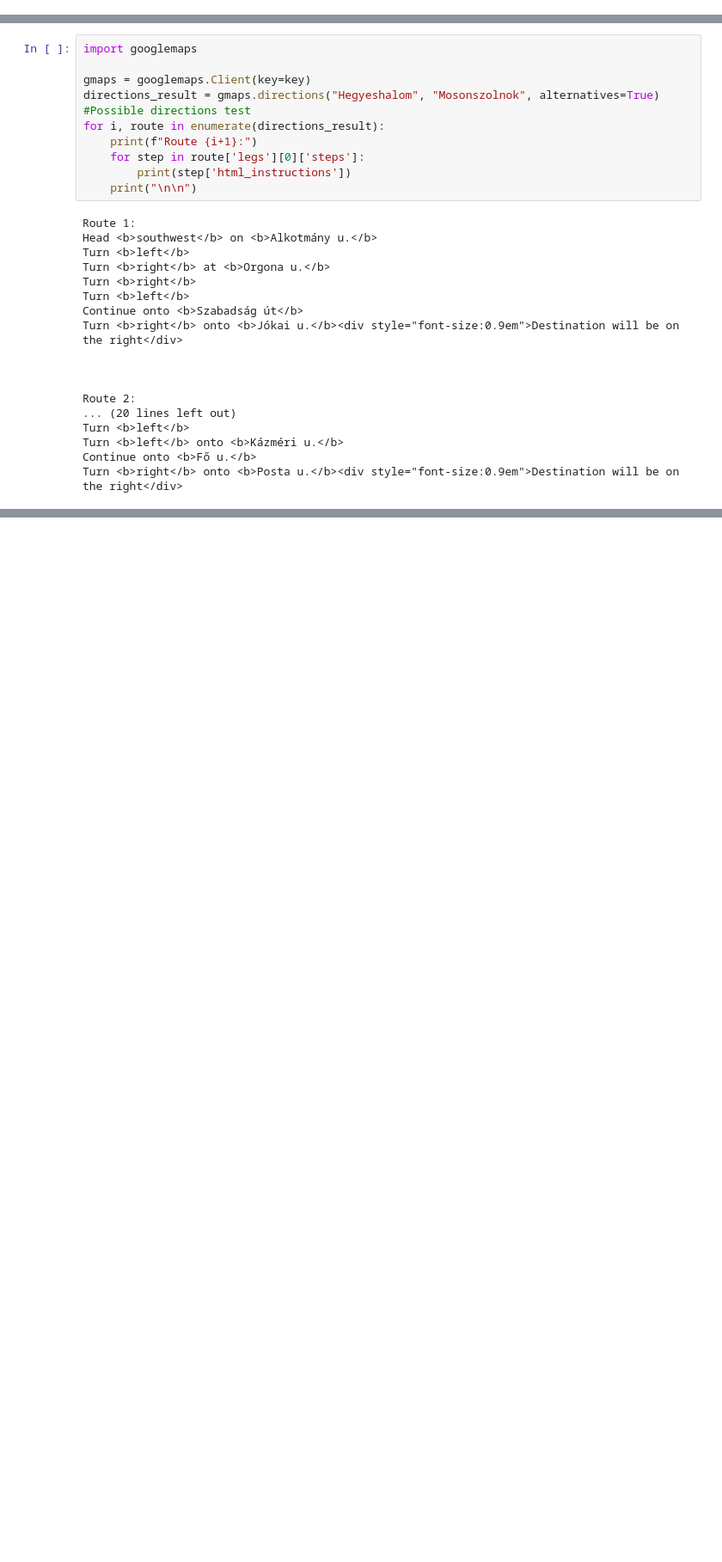
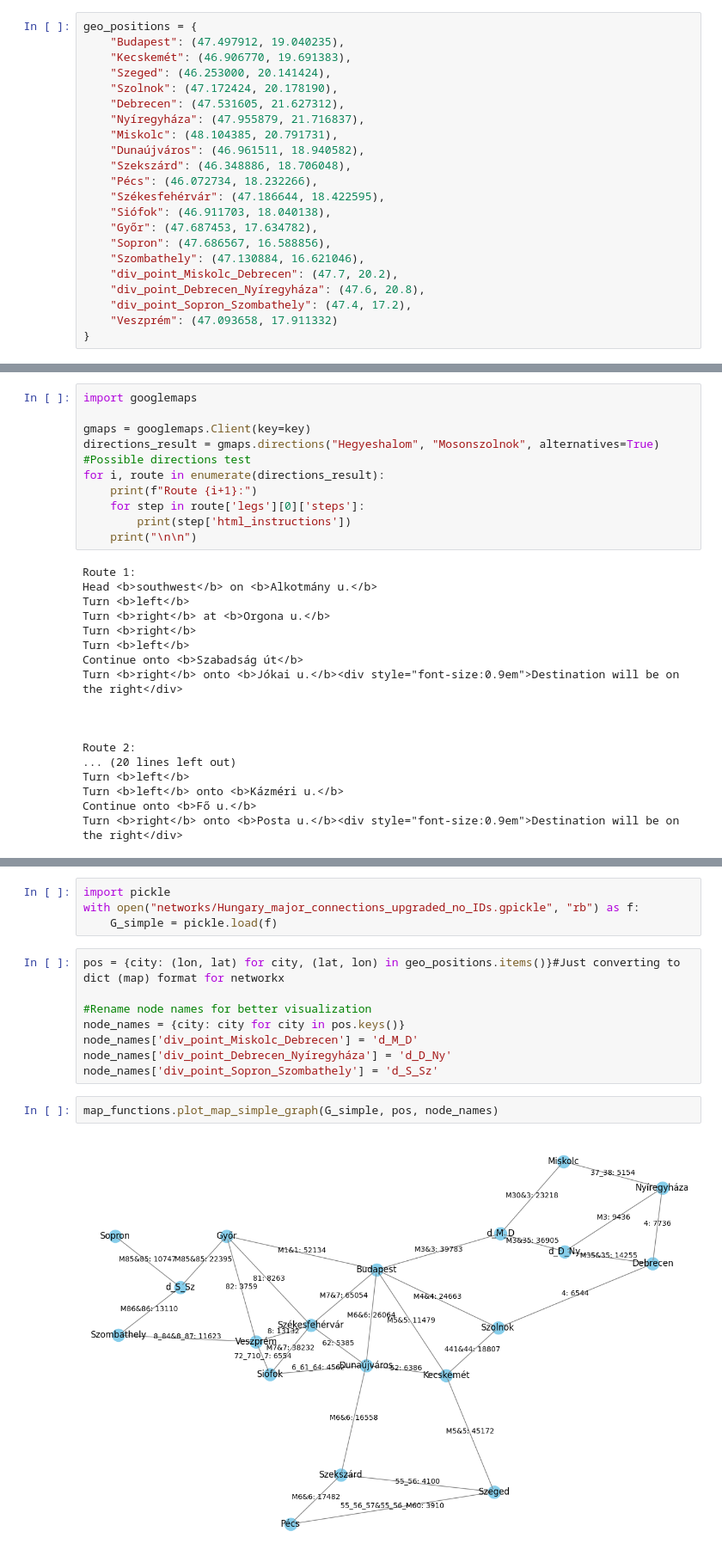
Before and after one commit to me9hanics/origin-destination-matrix-from-traffic, a Jupyter notebook: odm.ipynb, the cells around one changed output, grey strips where cells are left out. Shown at 86% size. Saved outputs shown, nothing was run; the diff lists cells and outputs as text; blank space fills up the shorter version.

```diff
--- a/odm.ipynb
+++ b/odm.ipynb
@@ -25,5 +27,27 @@ import numpy as np
 
 gdf = gpd.read_file("data/sources/Hungary_2022_static_road_data.geojson")
+# %%
+geo_positions = {
+    "Budapest": (47.497912, 19.040235),
+    "Kecskemét": (46.906770, 19.691383),
+    "Szeged": (46.253000, 20.141424),
+    "Szolnok": (47.172424, 20.178190),
+    "Debrecen": (47.531605, 21.627312),
+    "Nyíregyháza": (47.955879, 21.716837),
+    "Miskolc": (48.104385, 20.791731),
+    "Dunaújváros": (46.961511, 18.940582),
+    "Szekszárd": (46.348886, 18.706048),
+    "Pécs": (46.072734, 18.232266),
+    "Székesfehérvár": (47.186644, 18.422595),
+    "Siófok": (46.911703, 18.040138),
+    "Győr": (47.687453, 17.634782),
+    "Sopron": (47.686567, 16.588856),
+    "Szombathely": (47.130884, 16.621046),
+    "div_point_Miskolc_Debrecen": (47.7, 20.2),
+    "div_point_Debrecen_Nyíregyháza": (47.6, 20.8),
+    "div_point_Sopron_Szombathely": (47.4, 17.2),
+    "Veszprém": (47.093658, 17.911332)
+}
 # %% [markdown]
 ## P Matrix: paths with Google
 # %%
@@ -60,0 +91,16 @@ Turn <b>right</b> onto <b>Posta u.</b><div style="font-size:0.9em">Destination w
+# %%
+import pickle
+with open("networks/Hungary_major_connections_upgraded_no_IDs.gpickle", "rb") as f:
+    G_simple = pickle.load(f)
+# %%
+pos = {city: (lon, lat) for city, (lat, lon) in geo_positions.items()}#Just converting to dict (map) format for networkx
+
+#Rename node names for better visualization
+node_names = {city: city for city in pos.keys()}
+node_names['div_point_Miskolc_Debrecen'] = 'd_M_D'
+node_names['div_point_Debrecen_Nyíregyháza'] = 'd_D_Ny'
+node_names['div_point_Sopron_Szombathely'] = 'd_S_Sz'
+# %%
+map_functions.plot_map_simple_graph(G_simple, pos, node_names)
+# %% [output]
+[figure, added]
```
Also changed, not shown: parts of 12 cells of this notebook.
